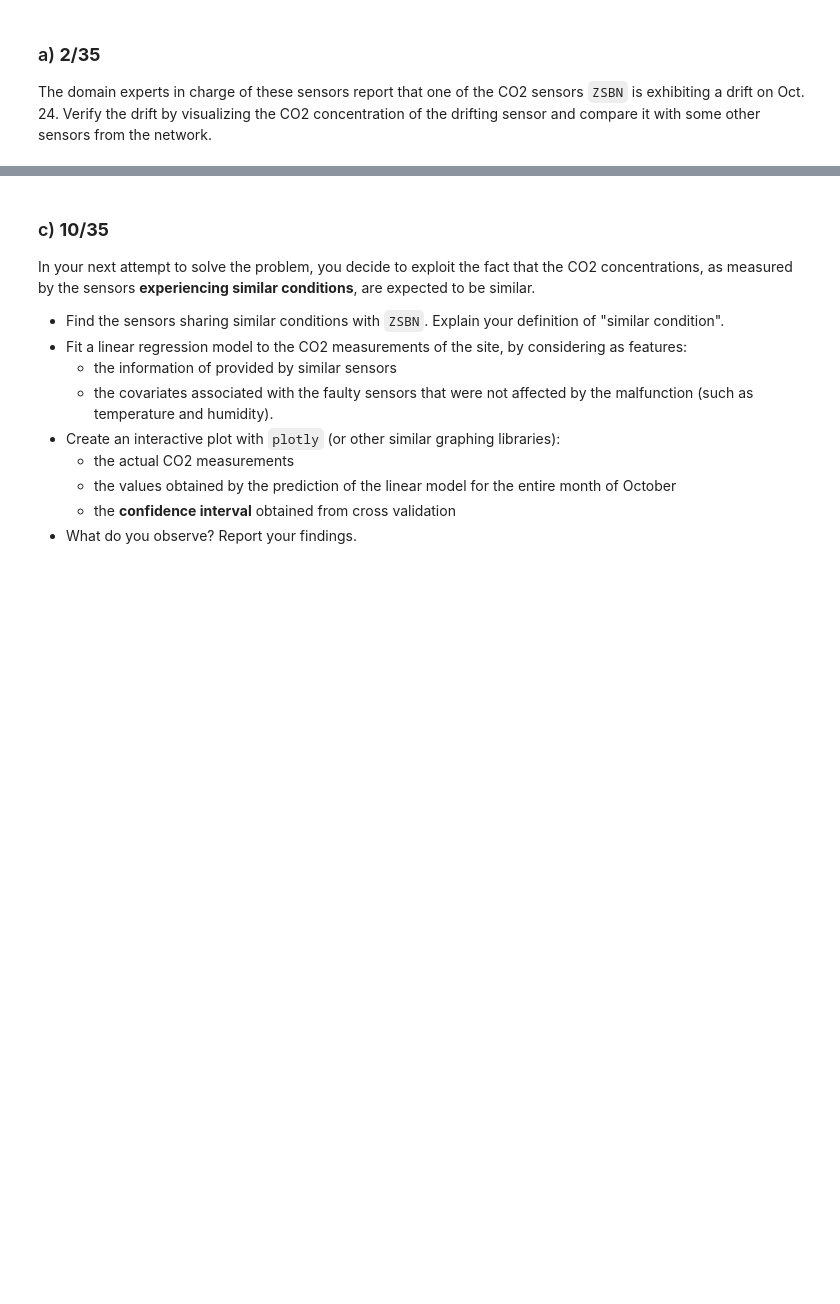
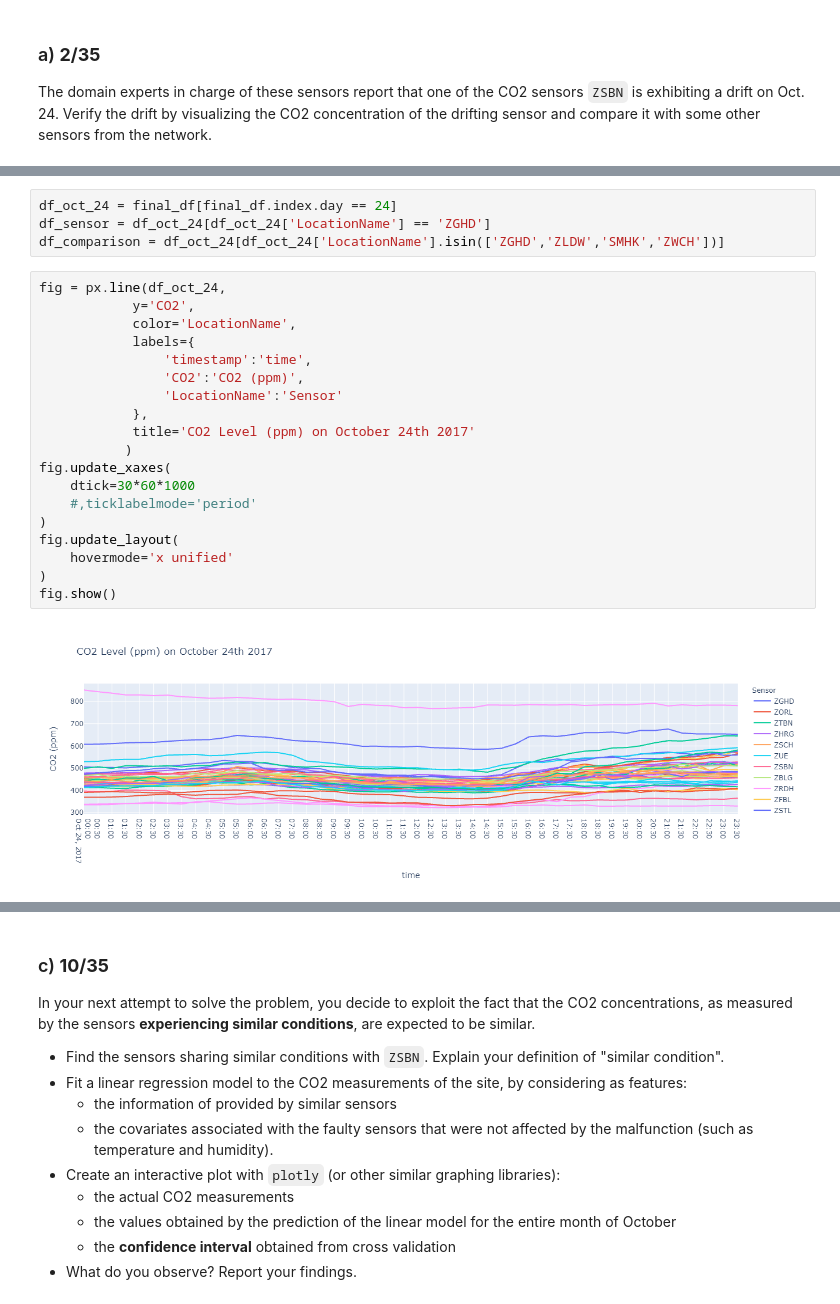
Before and after one commit to ayman-mezghani/dslab-hw1-Data_Science_with_CO2, a Jupyter notebook: notebooks/DSLab-homework1.ipynb, the cells around one changed output, grey strips where cells are left out. Cells and saved outputs as stored; diff of their text form; blank space fills up the shorter version.

```diff
--- a/notebooks/DSLab-homework1.ipynb
+++ b/notebooks/DSLab-homework1.ipynb
@@ -258,0 +367,25 @@ The domain experts in charge of these sensors report that one of the CO2 sensors
+# %%
+df_oct_24 = final_df[final_df.index.day == 24]
+df_sensor = df_oct_24[df_oct_24['LocationName'] == 'ZGHD']
+df_comparison = df_oct_24[df_oct_24['LocationName'].isin(['ZGHD','ZLDW','SMHK','ZWCH'])]
+# %%
+fig = px.line(df_oct_24,
+            y='CO2',
+            color='LocationName',
+            labels={
+                'timestamp':'time',
+                'CO2':'CO2 (ppm)',
+                'LocationName':'Sensor'
+            },
+            title='CO2 Level (ppm) on October 24th 2017'
+           )
+fig.update_xaxes(
+    dtick=30*60*1000
+    #,ticklabelmode='period'
+)
+fig.update_layout(
+    hovermode='x unified'
+)
+fig.show()
+# %% [output]
+[figure, added]
```
Also changed, not shown: parts of 15 cells of this notebook.
